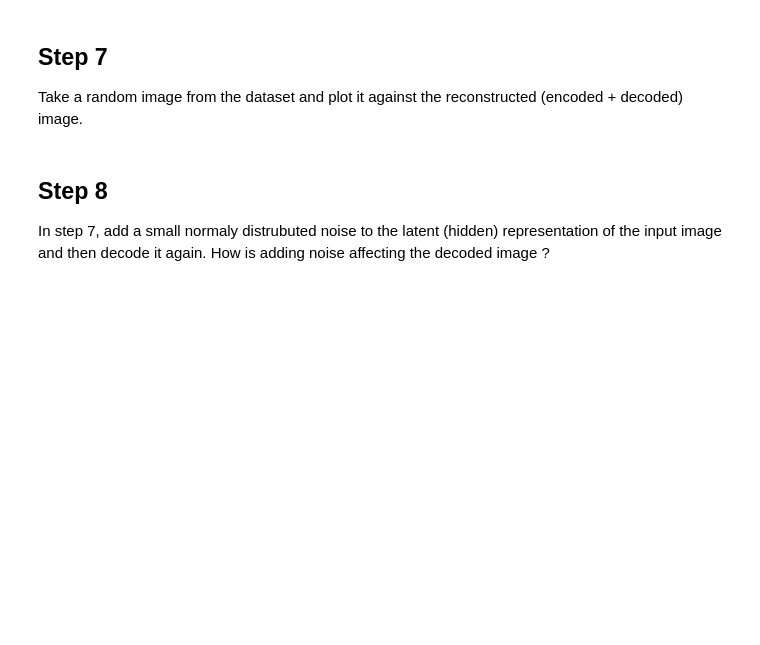
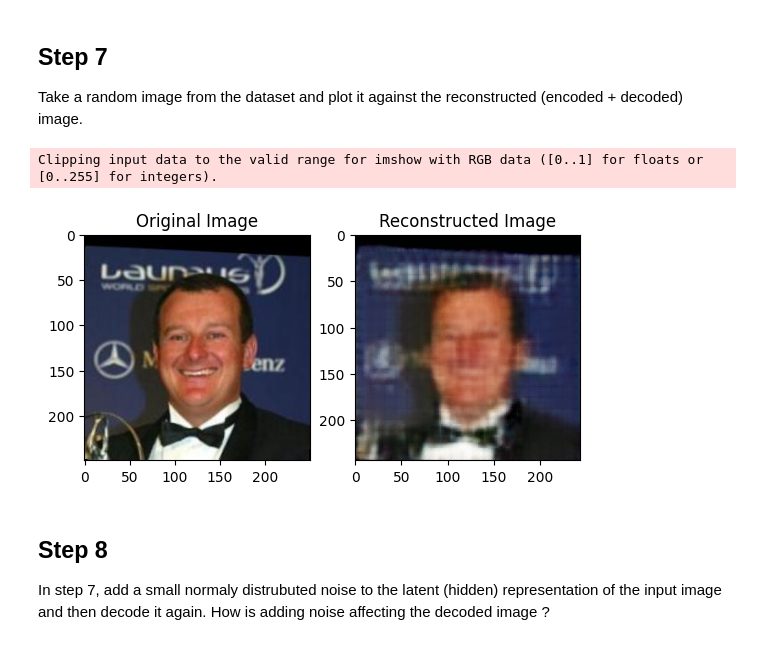
Before and after one commit to Banhana/AppliedMachineLearning, a Jupyter notebook: HW3/HW3.ipynb, the cells around one changed output. Saved outputs shown, nothing was run; the diff lists cells and outputs as text; code cells hidden in the pictures; blank space fills up the shorter version.

```diff
--- a/HW3/HW3.ipynb
+++ b/HW3/HW3.ipynb
@@ -73,0 +107,7 @@ model =
+# %%
+model = AE().to(device)
+# %%
+for data in dataloader:
+    img, y = data
+    print(img.shape) # [batch_size, RGB, Dimensions]
+    break
@@ -79,5 +140,7 @@ optim =
+# %%
+optim = torch.optim.Adam(model.parameters(), lr=0.001)
 # %%
-loss_function =
+loss_function = nn.MSELoss()
 # %% [markdown]
 ##  Step 6
 Write a training loop and start trainng the model for several epochs. Report the loss value at the end of each epoch and monitor it. If your loss is not decreasing what do you have to do to troubleshoot it ?
@@ -90,3 +196,37 @@ plt.imshow()
+# %%
+# Got this cell from ChatGPT
+def plot_image_pair(x, y):
+    # Convert tensors to NumPy arrays
+    x_np = x.detach().cpu().numpy()
+    y_np = y.detach().cpu().numpy()
+
+    # Transpose the dimensions to match the expected format
+    x_np = np.transpose(x_np, (1, 2, 0))
+    y_np = np.transpose(y_np, (1, 2, 0))
+
+    plt.subplot(121)
+    plt.imshow(x_np)
+    plt.title('Original Image')
+
+    plt.subplot(122)
+    plt.imshow(y_np)
+    plt.title('Reconstructed Image')
+
+    plt.show()
+
+for data in dataloader:
+    img, y = data
+    img = img.to(device)
+
+    # Forward pass through the model
+    output = model(img)
+
+    # Visualize the original and reconstructed images
+    plot_image_pair(img[0, :, :, :], output[0, :, :, :])
+    break
+# %% [output]
+Clipping input data to the valid range for imshow with RGB data ([0..1] for floats or [0..255] for integers).
+[figure, added]
 # %% [markdown]
 ##  Step 8
 
```
Also changed, not shown: parts of 16 cells of this notebook, 12 other files.
